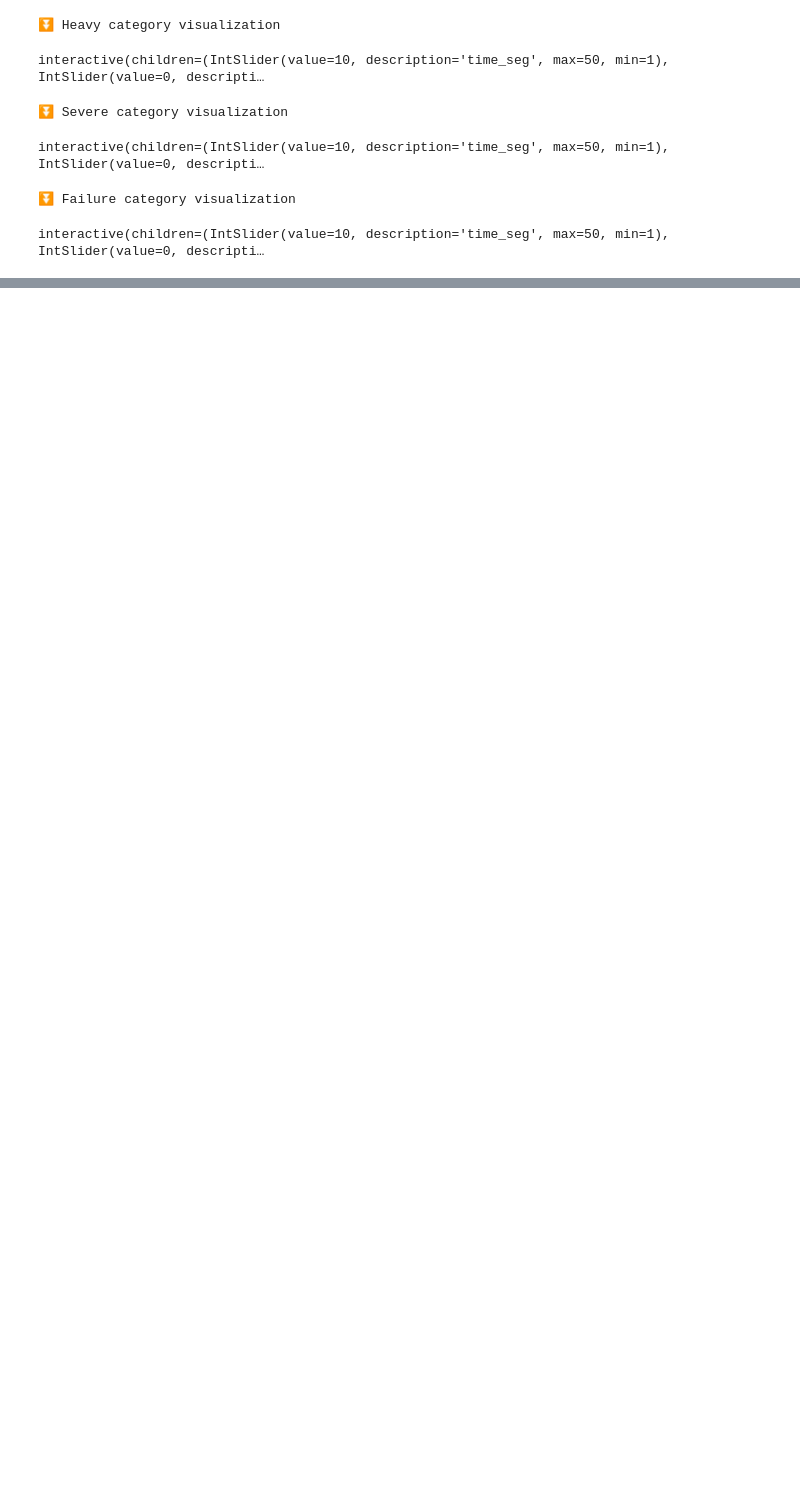
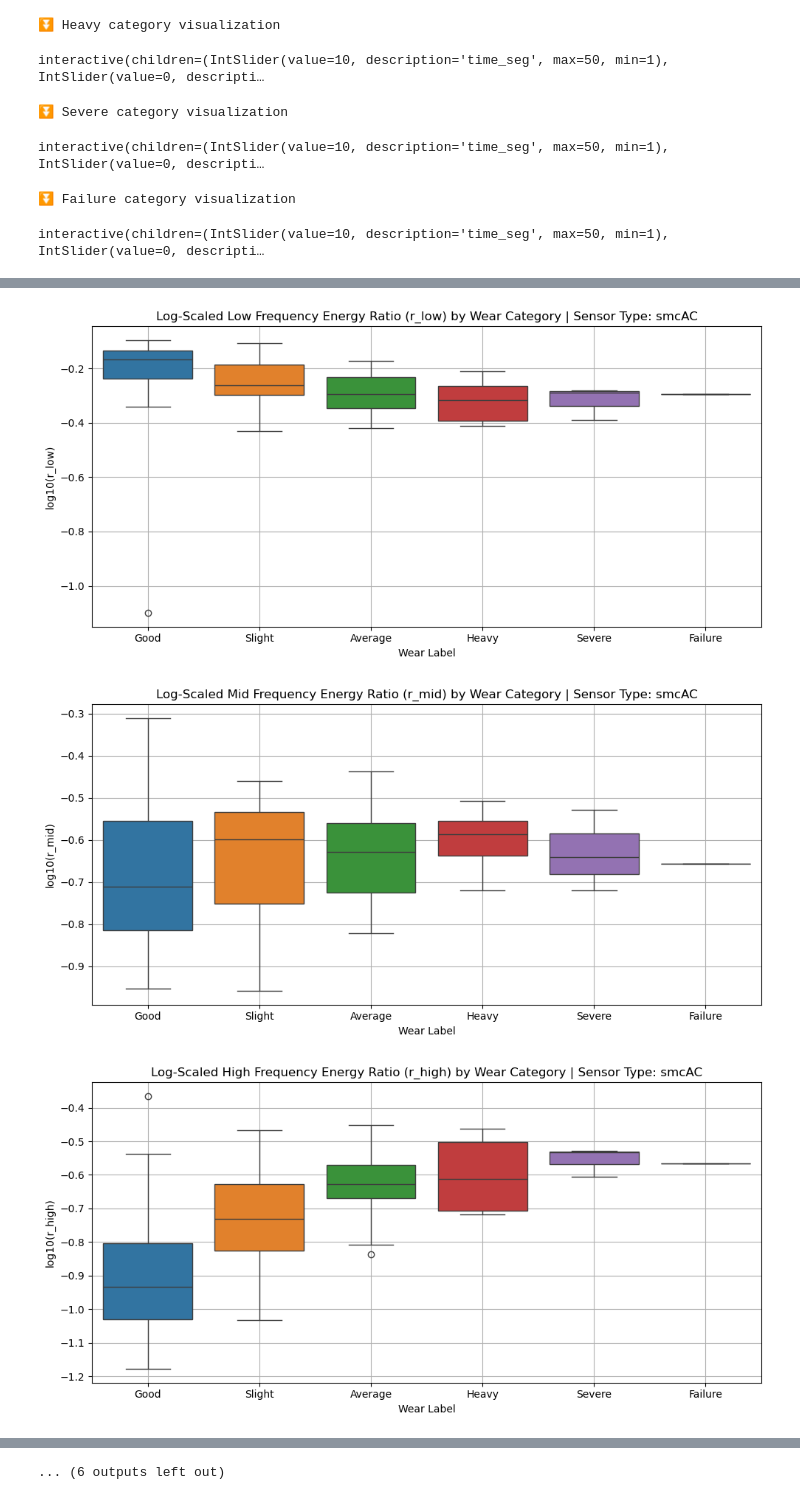
Before and after one commit to justinwang066/ee123proj, a Jupyter notebook: stft.ipynb, the cells around one changed output, grey strips where cells are left out. Drawn from its saved outputs; the diff is of its cells as text; code cells hidden in the pictures; blank space fills up the shorter version.

Commit message:
First attempt at policy based classification

```diff
--- a/stft.ipynb
+++ b/stft.ipynb
@@ -29,6 +37,8 @@ display(metadata_df.head())
 # %%
 signal = audio_data["AE_spindle_case001"] # Choose a signal to analyze
 # %%
+filters = ({"name":"rect", "function":np.ones}, {"name":"hanning", "function":np.hanning}, {"name":"kaiser", "function":np.kaiser})
+
 def sTFT(time_seg, filter_index, case_number, signal_location, category=None):
     signal_location_dict = {0: "spindle", 1: "table"}
     loc_str = signal_location_dict[signal_location]
@@ -185,6 +195,7 @@ signal = audio_data[col_name].values
 N = len(signal)
 Nwindow = N // time_seg
 time_freq_image = np.zeros((N // 2, time_seg))
+fs = 250
 
 spectrums = []
 
@@ -290,0 +504,34 @@ interactive(children=(IntSlider(value=10, description='time_seg', max=50, min=1)
+# %%
+records = []
+sensor_type_list = ["smcAC", "smcDC", "vib_table", "vib_spindle", "AE_table", "AE_spindle"]
+# plotting_style = "standard"
+plotting_style = "log"
+band_ratios_dict = {}
+
+for sensor_type in sensor_type_list:
+    records = []
+    for label in label_dict.keys():
+        # print("Label", label)
+        for case in label_dict[label]:
+            case_str = str(case).zfill(3)
+
+            column = sensor_type + "_case" + case_str
+
+            if column in all_data.columns:
+                band_ratios = classify_signal_from_stft(
+                    case_number=case,
+                    sensor_type=sensor_type,
+                    time_seg=2,
+                    filter_index=2,
+                    # policy_function=my_policy
+                )
+
+            records.append({"label": label, "r_low": band_ratios["low"], "r_mid": band_ratios["mid"], "r_high": band_ratios["high"]})
+            band_ratios_dict[column] = band_ratios
+
+    # Plot for each sensor type
+    freq_box_plots(records, sensor_type, plotting_style)
+# %% [output]
+[figure, added]
+[figure, added]
+[figure, added]
@@ -290,0 +547 @@ interactive(children=(IntSlider(value=10, description='time_seg', max=50, min=1)
+... (6 outputs left out)
```
Also changed, not shown: parts of 18 cells of this notebook.
